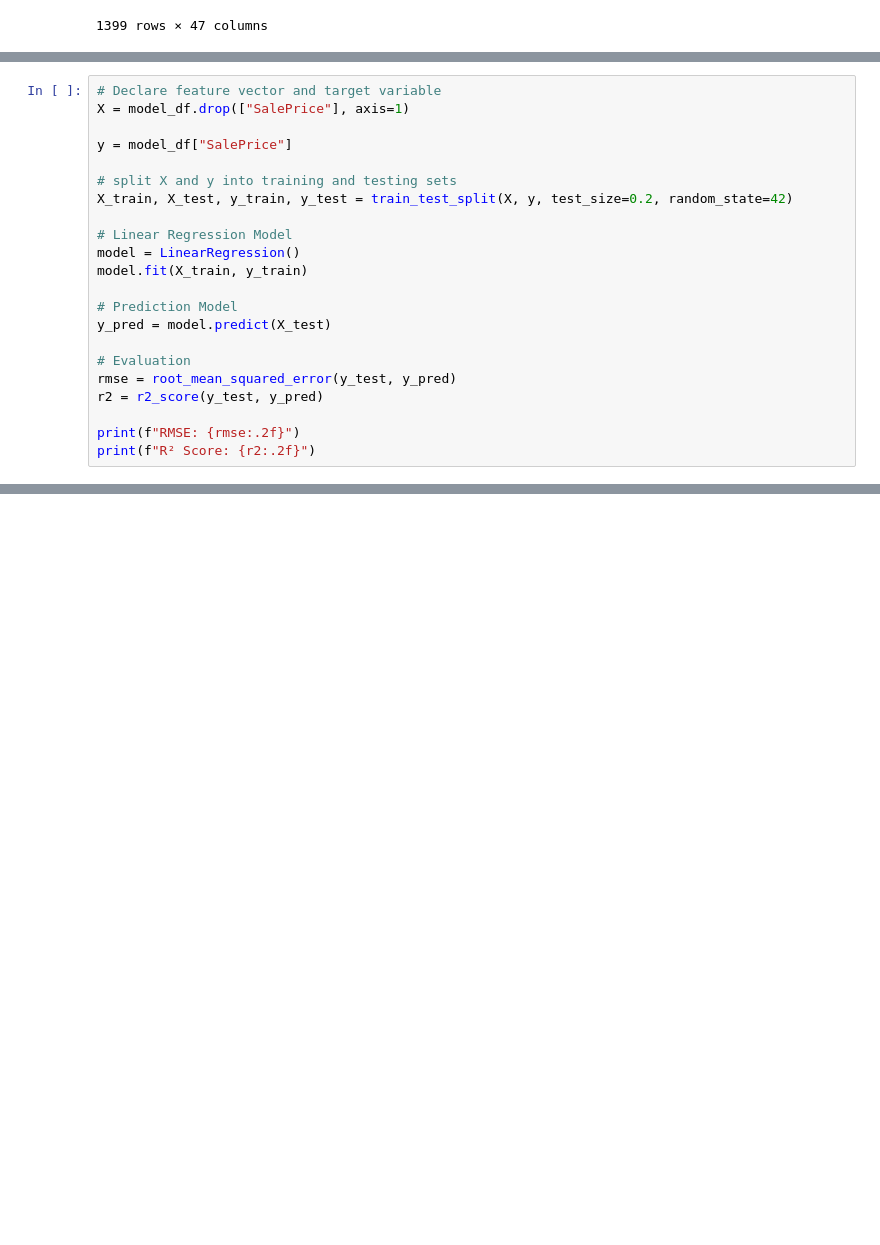
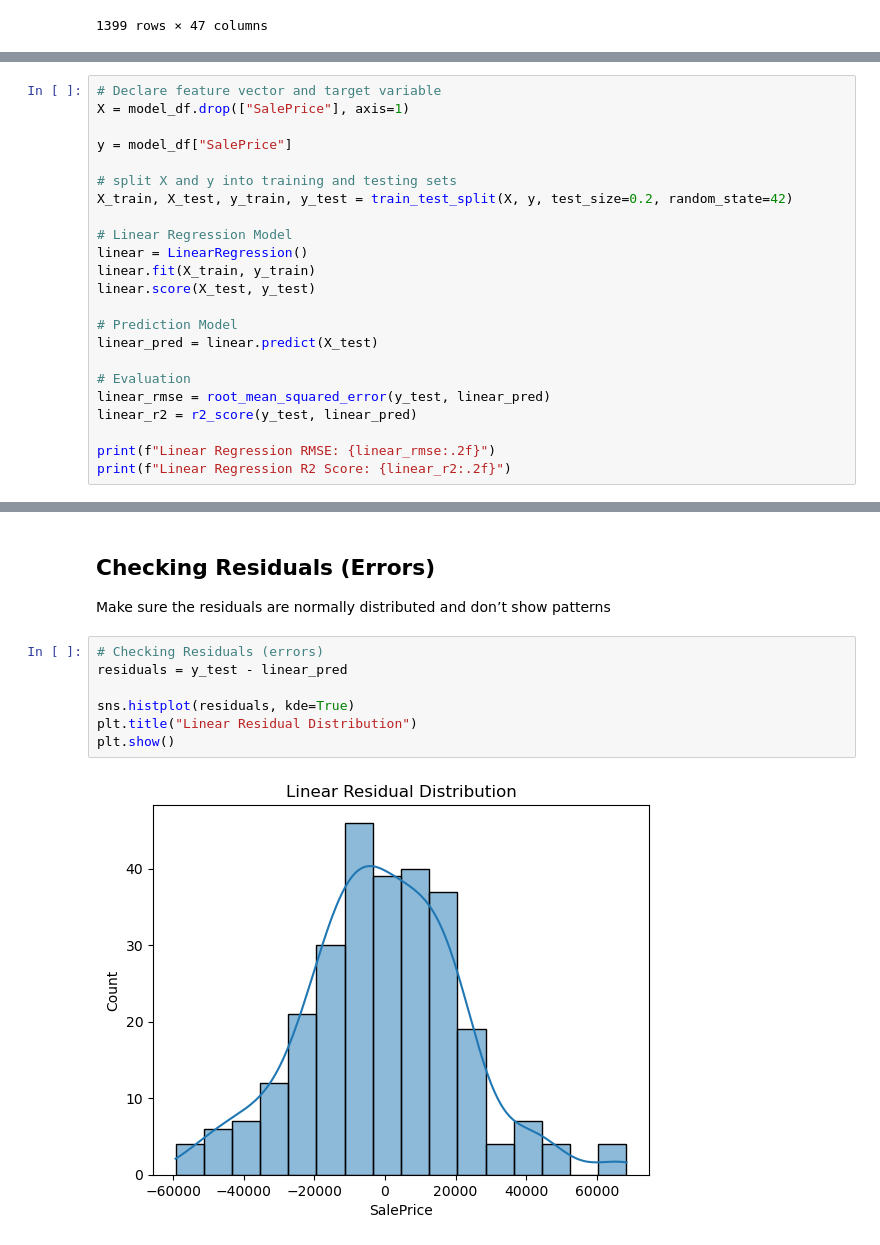
Before and after one commit to khadazhaia/house-prices-regression, a Jupyter notebook: code/03model.ipynb, the cells around one changed output, grey strips where cells are left out. Drawn from its saved outputs; the diff is of its cells as text; blank space fills up the shorter version.

```diff
--- a/code/03model.ipynb
+++ b/code/03model.ipynb
@@ -34,16 +39,17 @@ y = model_df["SalePrice"]
 X_train, X_test, y_train, y_test = train_test_split(X, y, test_size=0.2, random_state=42)
 
 # Linear Regression Model
-model = LinearRegression()
-model.fit(X_train, y_train)
+linear = LinearRegression()
+linear.fit(X_train, y_train)
+linear.score(X_test, y_test)
 
 # Prediction Model
-y_pred = model.predict(X_test)
+linear_pred = linear.predict(X_test)
 
 # Evaluation
-rmse = root_mean_squared_error(y_test, y_pred)
-r2 = r2_score(y_test, y_pred)
+linear_rmse = root_mean_squared_error(y_test, linear_pred)
+linear_r2 = r2_score(y_test, linear_pred)
 
-print(f"RMSE: {rmse:.2f}")
-print(f"R² Score: {r2:.2f}")
+print(f"Linear Regression RMSE: {linear_rmse:.2f}")
+print(f"Linear Regression R2 Score: {linear_r2:.2f}")
 # %% [output]
@@ -51,0 +63,13 @@ R² Score: 0.85
+# %% [markdown]
+## Checking Residuals (Errors)
+
+Make sure the residuals are normally distributed and don’t show patterns
+# %%
+# Checking Residuals (errors)
+residuals = y_test - linear_pred
+
+sns.histplot(residuals, kde=True)
+plt.title("Linear Residual Distribution")
+plt.show()
+# %% [output]
+[figure, added]
```
Also changed, not shown: parts of 13 cells of this notebook, 2 other files.
